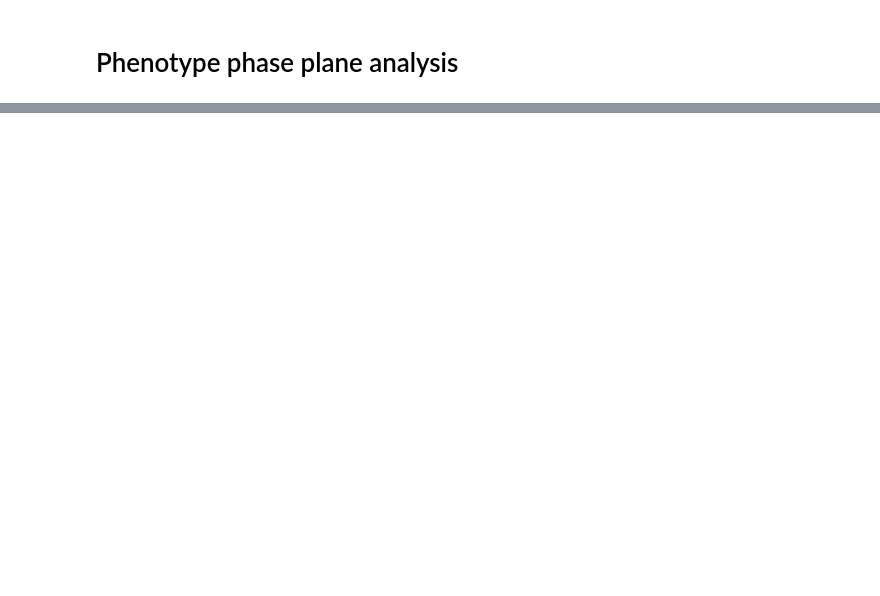
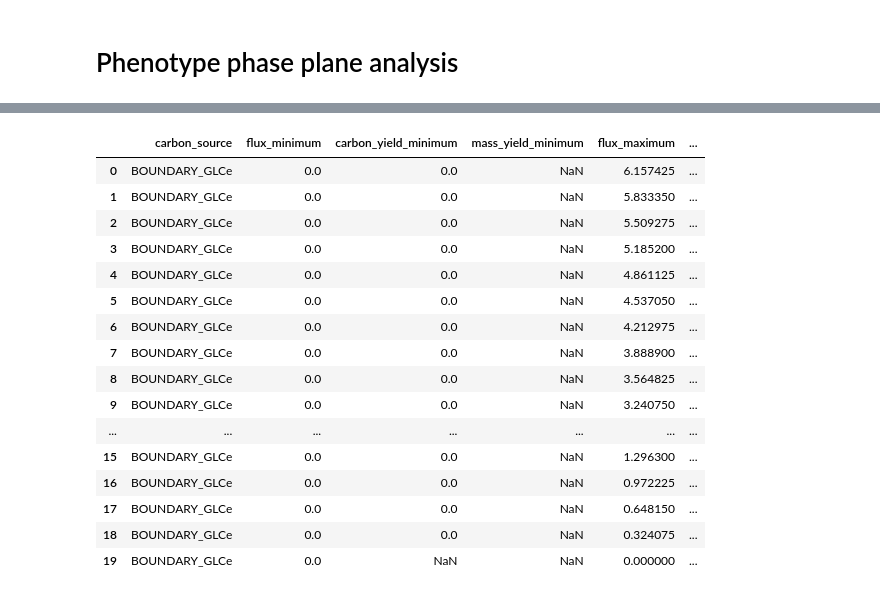
Before and after one commit to 27410/27410-2020-group-project-group13_psilocybin_a-niger, a Jupyter notebook: Analysis/Phenotype_phase_plane.ipynb, the cells around one changed output, grey strips where cells are left out. Drawn from its saved outputs; the diff is of its cells as text; code cells hidden in the pictures; blank space fills up the shorter version.

```diff
--- a/Analysis/Phenotype_phase_plane.ipynb
+++ b/Analysis/Phenotype_phase_plane.ipynb
@@ -34,0 +44,23 @@ ppp.plot(x='BOUNDARY_GLCe', y='flux_maximum')
+# %%
+ppp = production_envelope(model,
+                    reactions=[model.reactions.BOUNDARY_GLCe],
+                    objective=model.reactions.psiM)
+ppp
+# %% [output]
+|  | carbon_source | flux_minimum | carbon_yield_minimum | mass_yield_minimum | flux_maximum | ... |
+| 0 | BOUNDARY_GLCe | 0.0 | 0.0 | NaN | 6.157425 | ... |
+| 1 | BOUNDARY_GLCe | 0.0 | 0.0 | NaN | 5.833350 | ... |
+| 2 | BOUNDARY_GLCe | 0.0 | 0.0 | NaN | 5.509275 | ... |
+| 3 | BOUNDARY_GLCe | 0.0 | 0.0 | NaN | 5.185200 | ... |
+| 4 | BOUNDARY_GLCe | 0.0 | 0.0 | NaN | 4.861125 | ... |
+| 5 | BOUNDARY_GLCe | 0.0 | 0.0 | NaN | 4.537050 | ... |
+| 6 | BOUNDARY_GLCe | 0.0 | 0.0 | NaN | 4.212975 | ... |
+| 7 | BOUNDARY_GLCe | 0.0 | 0.0 | NaN | 3.888900 | ... |
+| 8 | BOUNDARY_GLCe | 0.0 | 0.0 | NaN | 3.564825 | ... |
+| 9 | BOUNDARY_GLCe | 0.0 | 0.0 | NaN | 3.240750 | ... |
+| ... | ... | ... | ... | ... | ... | ... |
+| 15 | BOUNDARY_GLCe | 0.0 | 0.0 | NaN | 1.296300 | ... |
+| 16 | BOUNDARY_GLCe | 0.0 | 0.0 | NaN | 0.972225 | ... |
+| 17 | BOUNDARY_GLCe | 0.0 | 0.0 | NaN | 0.648150 | ... |
+| 18 | BOUNDARY_GLCe | 0.0 | 0.0 | NaN | 0.324075 | ... |
+| 19 | BOUNDARY_GLCe | 0.0 | NaN | NaN | 0.000000 | ... |
```
Also changed, not shown: parts of 7 cells of this notebook, 2 other files.
